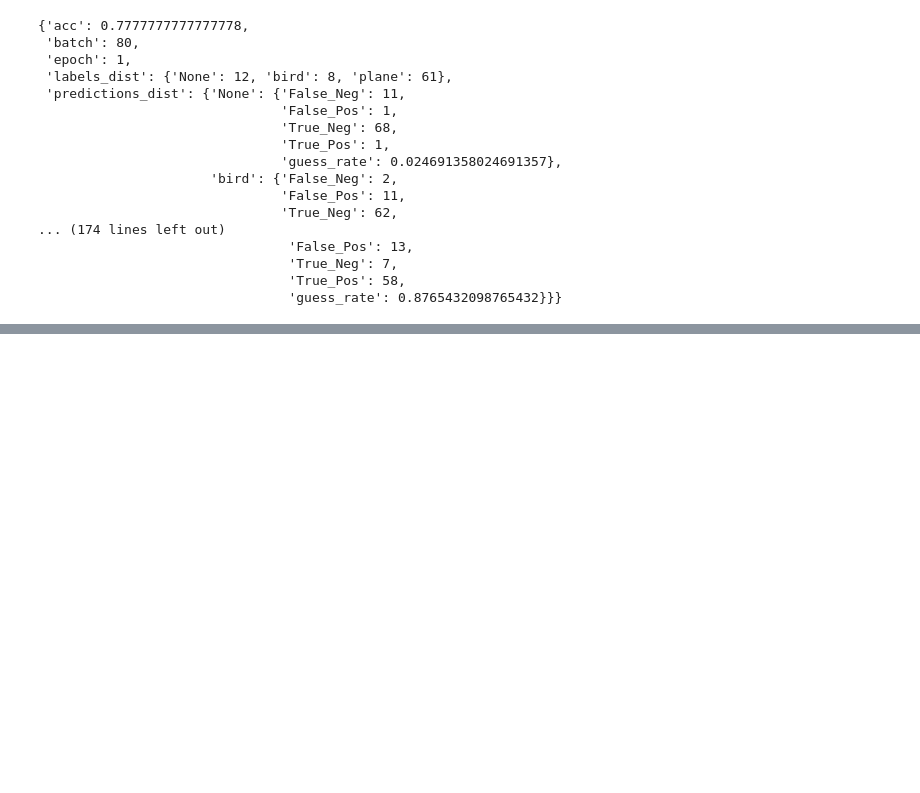
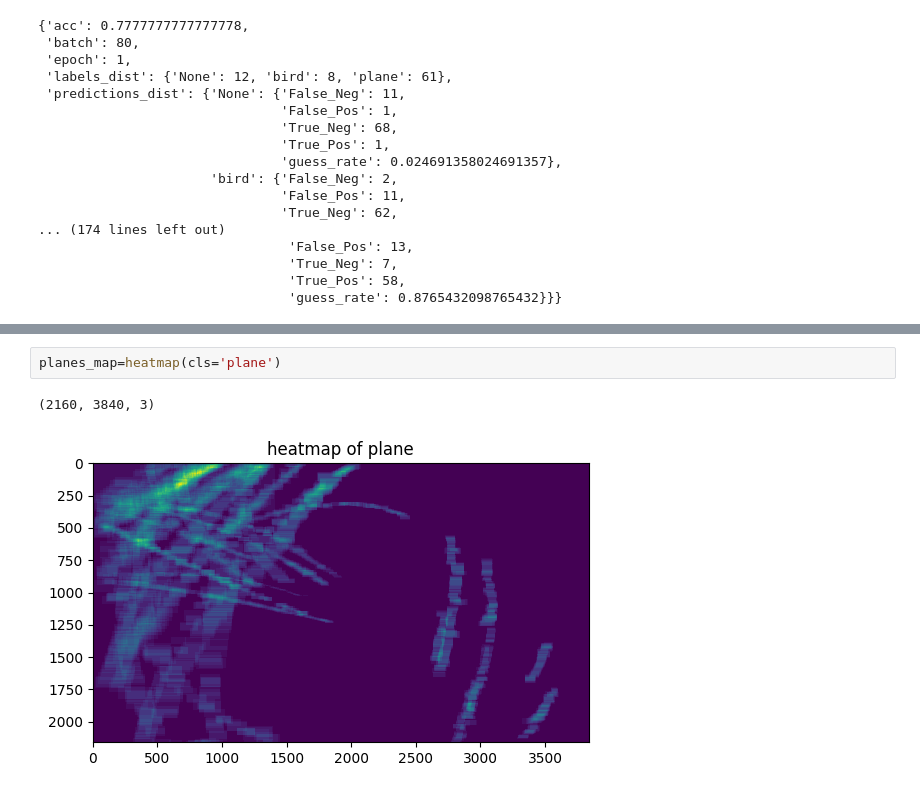
Before and after one commit to Fathachmad/CS570-Video-Classification, a Jupyter notebook: plotter.ipynb, the cells around one changed output, grey strips where cells are left out. Saved outputs shown, nothing was run; the diff lists cells and outputs as text; blank space fills up the shorter version.

```diff
--- a/plotter.ipynb
+++ b/plotter.ipynb
@@ -216,0 +292,5 @@ plot_multiple_lines(
+# %%
+planes_map=heatmap(cls='plane')
+# %% [output]
+(2160, 3840, 3)
+[figure, added]
```
Also changed, not shown: parts of 8 cells of this notebook, 2 other files.
